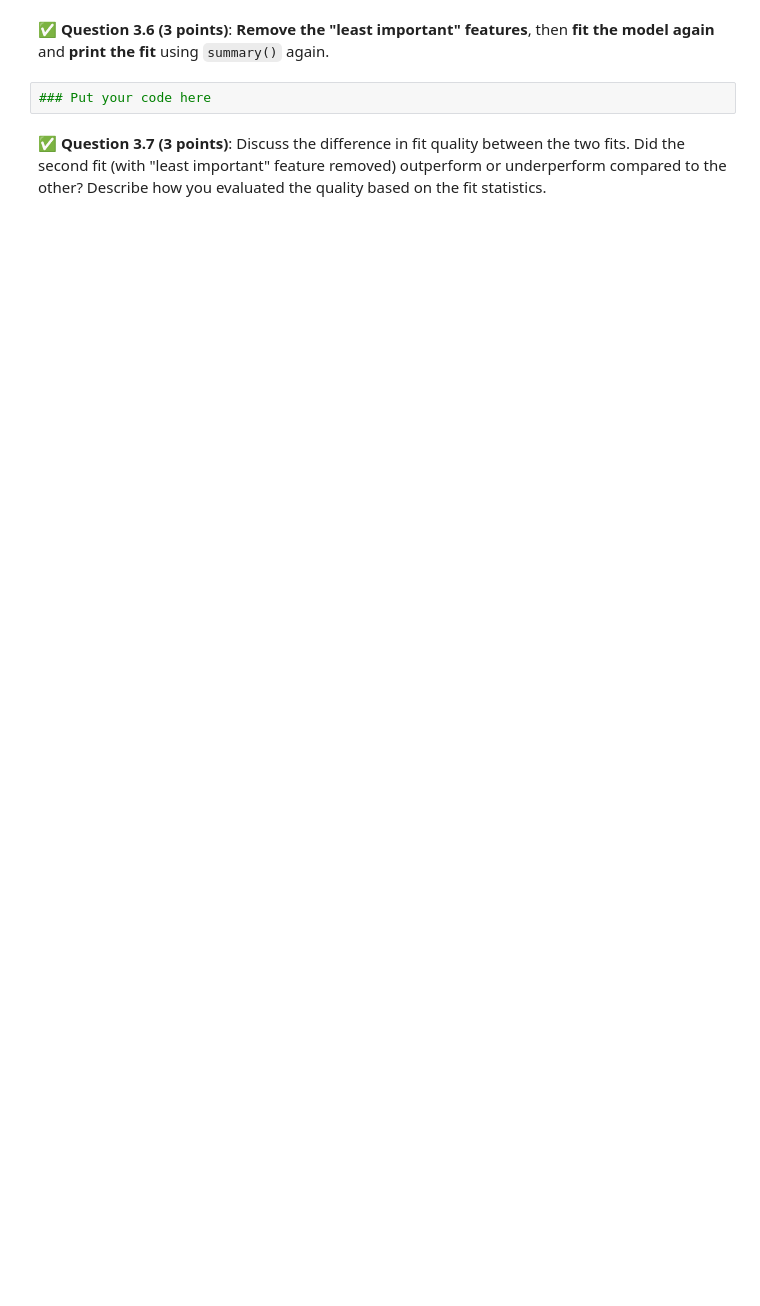
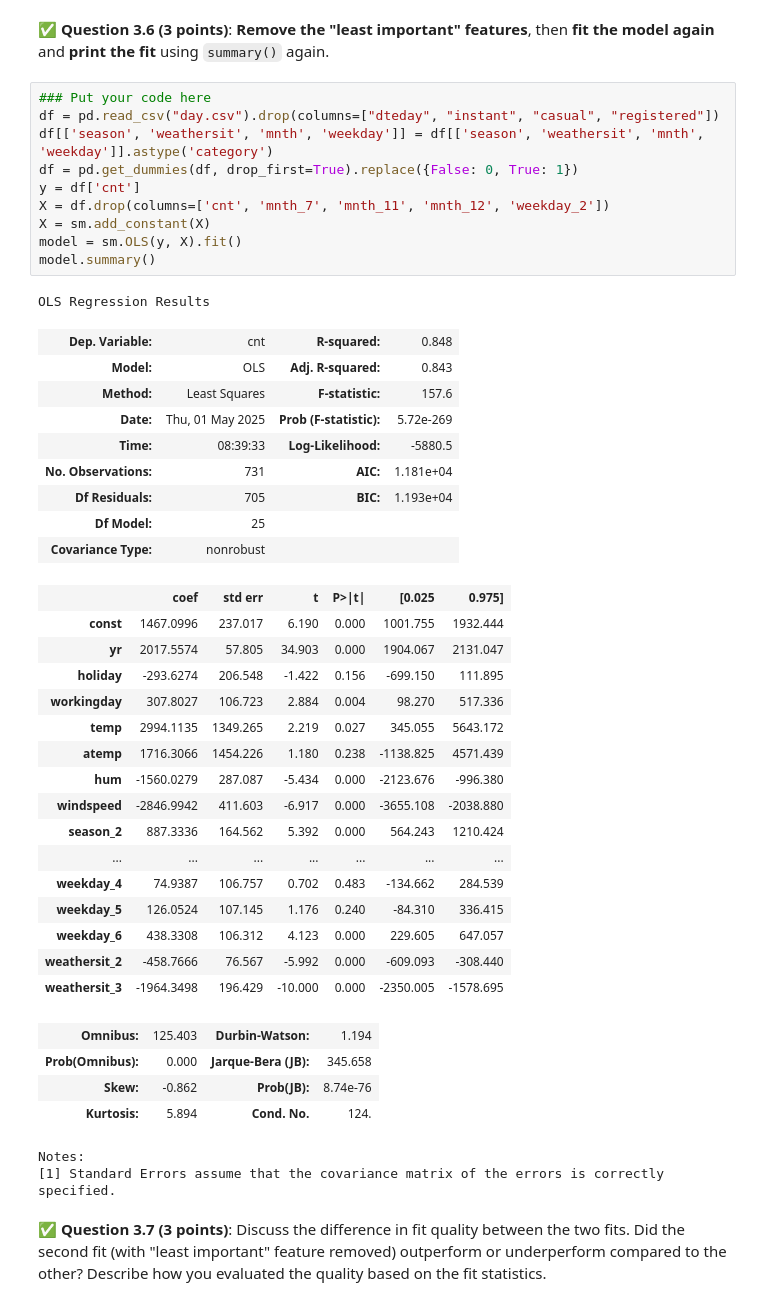
Before and after one commit to primeaud/CMSE202-f25-turnin, a Jupyter notebook: cmse202-s25-turnin/exams/final/CMSE202-Final-SS25-Section001-STUDENT.ipynb, the cells around one changed output. Saved outputs shown, nothing was run; the diff lists cells and outputs as text; blank space fills up the shorter version.

```diff
--- a/cmse202-s25-turnin/exams/final/CMSE202-Final-SS25-Section001-STUDENT.ipynb
+++ b/cmse202-s25-turnin/exams/final/CMSE202-Final-SS25-Section001-STUDENT.ipynb
@@ -134,6 +231,47 @@ Now you will perform the actual fit.
 # %% [markdown]
 &#9989; **Question 3.6 (3 points)**: **Remove the "least important" features**, then **fit the model again** and **print the fit** using `summary()` again.
-# %%
-### Put your code here
+# %%
+### Put your code here
+df = pd.read_csv("day.csv").drop(columns=["dteday", "instant", "casual", "registered"])
+df[['season', 'weathersit', 'mnth', 'weekday']] = df[['season', 'weathersit', 'mnth', 'weekday']].astype('category')
+df = pd.get_dummies(df, drop_first=True).replace({False: 0, True: 1})
+y = df['cnt']
+X = df.drop(columns=['cnt', 'mnth_7', 'mnth_11', 'mnth_12', 'weekday_2'])
+X = sm.add_constant(X)
+model = sm.OLS(y, X).fit()
+model.summary()
+# %% [output]
+OLS Regression Results
+| Dep. Variable: | cnt | R-squared: | 0.848 |
+| Model: | OLS | Adj. R-squared: | 0.843 |
+| Method: | Least Squares | F-statistic: | 157.6 |
+| Date: | Thu, 01 May 2025 | Prob (F-statistic): | 5.72e-269 |
+| Time: | 08:39:33 | Log-Likelihood: | -5880.5 |
+| No. Observations: | 731 | AIC: | 1.181e+04 |
+| Df Residuals: | 705 | BIC: | 1.193e+04 |
+| Df Model: | 25 |  |  |
+| Covariance Type: | nonrobust |  |  |
+|  | coef | std err | t | P>|t| | [0.025 | 0.975] |
+| const | 1467.0996 | 237.017 | 6.190 | 0.000 | 1001.755 | 1932.444 |
+| yr | 2017.5574 | 57.805 | 34.903 | 0.000 | 1904.067 | 2131.047 |
+| holiday | -293.6274 | 206.548 | -1.422 | 0.156 | -699.150 | 111.895 |
+| workingday | 307.8027 | 106.723 | 2.884 | 0.004 | 98.270 | 517.336 |
+| temp | 2994.1135 | 1349.265 | 2.219 | 0.027 | 345.055 | 5643.172 |
+| atemp | 1716.3066 | 1454.226 | 1.180 | 0.238 | -1138.825 | 4571.439 |
+| hum | -1560.0279 | 287.087 | -5.434 | 0.000 | -2123.676 | -996.380 |
+| windspeed | -2846.9942 | 411.603 | -6.917 | 0.000 | -3655.108 | -2038.880 |
+| season_2 | 887.3336 | 164.562 | 5.392 | 0.000 | 564.243 | 1210.424 |
+| ... | ... | ... | ... | ... | ... | ... |
+| weekday_4 | 74.9387 | 106.757 | 0.702 | 0.483 | -134.662 | 284.539 |
+| weekday_5 | 126.0524 | 107.145 | 1.176 | 0.240 | -84.310 | 336.415 |
+| weekday_6 | 438.3308 | 106.312 | 4.123 | 0.000 | 229.605 | 647.057 |
+| weathersit_2 | -458.7666 | 76.567 | -5.992 | 0.000 | -609.093 | -308.440 |
+| weathersit_3 | -1964.3498 | 196.429 | -10.000 | 0.000 | -2350.005 | -1578.695 |
+| Omnibus: | 125.403 | Durbin-Watson: | 1.194 |
+| Prob(Omnibus): | 0.000 | Jarque-Bera (JB): | 345.658 |
+| Skew: | -0.862 | Prob(JB): | 8.74e-76 |
+| Kurtosis: | 5.894 | Cond. No. | 124. |
+Notes:
+[1] Standard Errors assume that the covariance matrix of the errors is correctly specified.
 # %% [markdown]
 &#9989; **Question 3.7 (3 points)**: Discuss the difference in fit quality between the two fits. Did the second fit (with "least important" feature removed) outperform or underperform compared to the other? Describe how you evaluated the quality based on the fit statistics.
```
Also changed, not shown: parts of 13 cells of this notebook.
